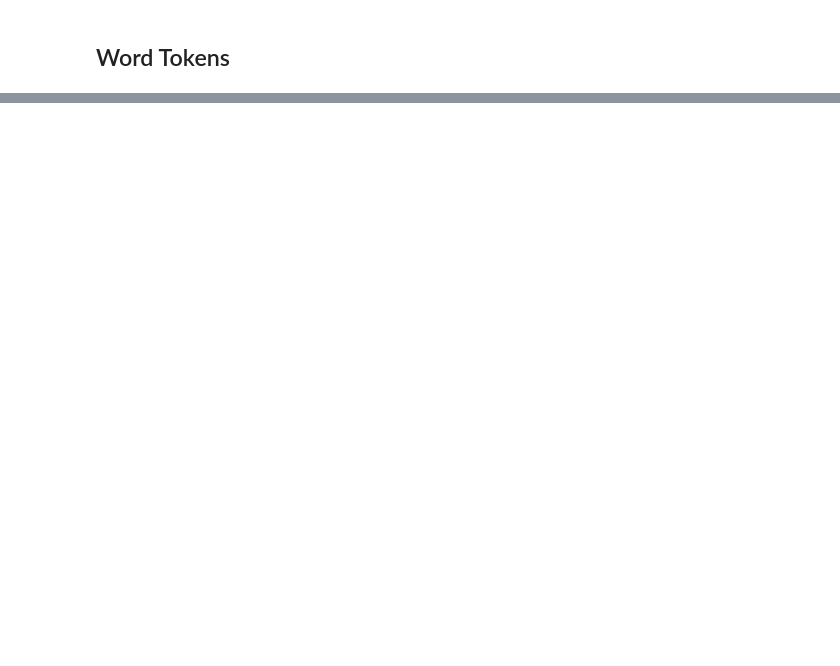
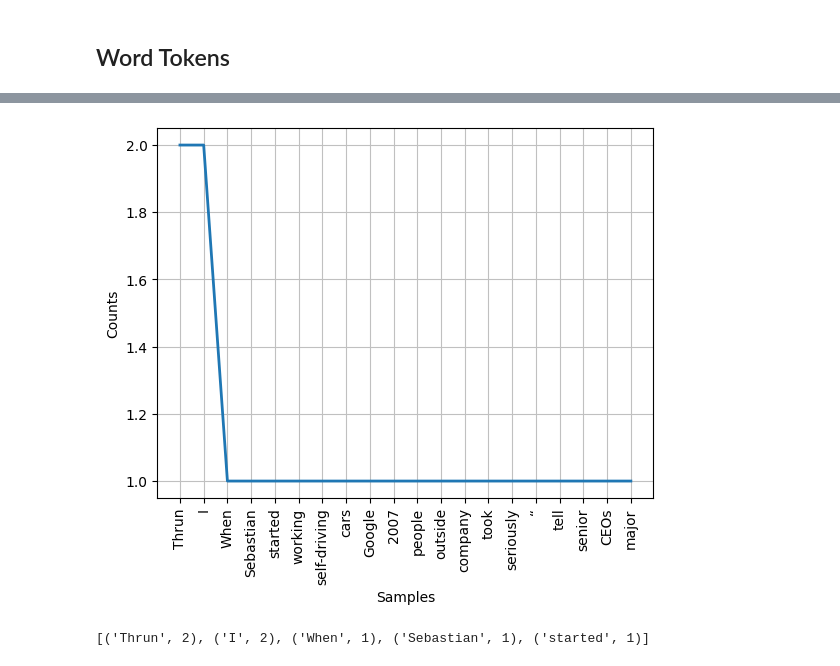
Before and after one commit to DinizMaths/natural-language-processing, a Jupyter notebook: nlp_with_nltk/nltk.ipynb, the cells around one changed output, grey strips where cells are left out. Saved outputs shown, nothing was run; the diff lists cells and outputs as text; code cells hidden in the pictures; blank space fills up the shorter version.

```diff
--- a/nlp_with_nltk/nltk.ipynb
+++ b/nlp_with_nltk/nltk.ipynb
@@ -66,0 +104,4 @@ Word Tokens:  ['We', 'are', 'made', 'of', 'star-stuff', '.', 'We', 'are', 'a', '
+# %%
+tokens_without_sw_and_punctuation = [word for word in tokens_without_sw if not word in punctuation]
+
+print("Tokens without stop words and punctuation: ", tokens_without_sw_and_punctuation)
@@ -66,0 +130,10 @@ Word Tokens:  ['We', 'are', 'made', 'of', 'star-stuff', '.', 'We', 'are', 'a', '
+# %%
+freq = nltk.FreqDist(word_tokenize(" ".join(tokens_without_sw_and_punctuation), language="english"))
+
+freq.plot(20, cumulative=False);
+# %% [output]
+[figure, added]
+# %%
+freq.most_common(5)
+# %% [output]
+[('Thrun', 2), ('I', 2), ('When', 1), ('Sebastian', 1), ('started', 1)]
```
Also changed, not shown: parts of 16 cells of this notebook, 2 other files.
